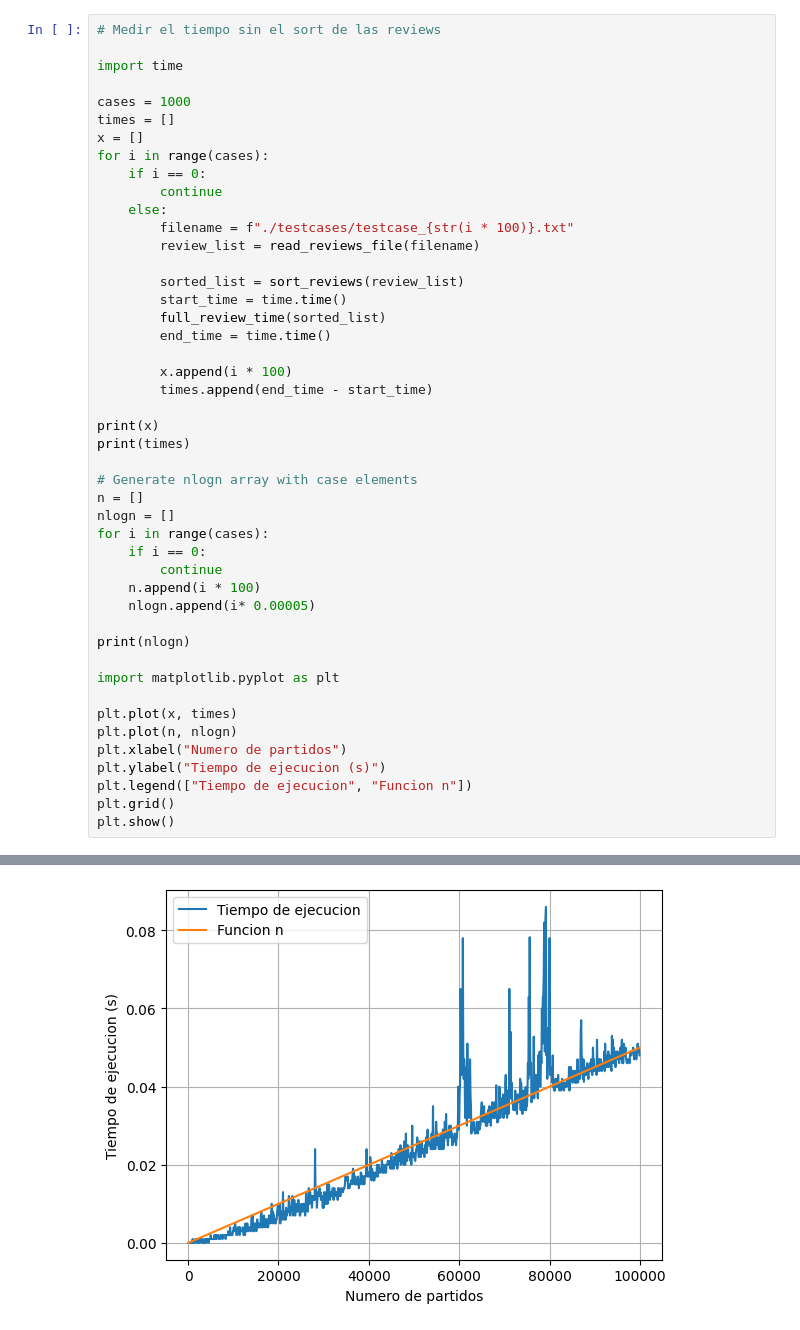
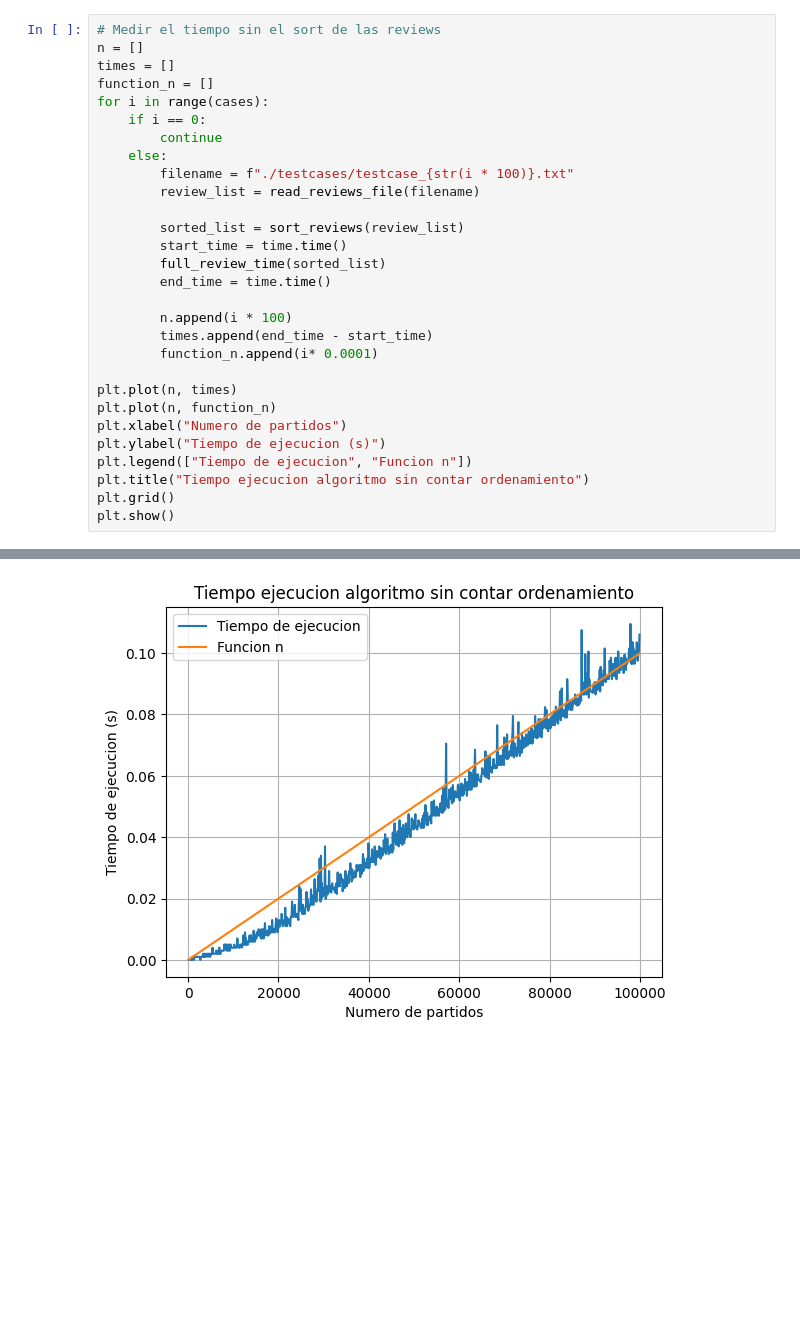
Before and after one commit to guillermo-st/tda-tps, a Jupyter notebook: tp1/graficos.ipynb, the cells around one changed output, grey strips where cells are left out. Cells and saved outputs as stored; diff of their text form; blank space fills up the shorter version.

```diff
--- a/tp1/graficos.ipynb
+++ b/tp1/graficos.ipynb
@@ -95,11 +39,8 @@ plt.show()
 # %%
 # Medir el tiempo sin el sort de las reviews
-
-import time
-
-cases = 1000
+n = []
 times = []
-x = []
+function_n = []
 for i in range(cases):
     if i == 0:
         continue
@@ -112,30 +53,16 @@ for i in range(cases):
         full_review_time(sorted_list)
         end_time = time.time()
 
-        x.append(i * 100)
+        n.append(i * 100)
         times.append(end_time - start_time)
+        function_n.append(i* 0.0001)
 
-print(x)
-print(times)
-
-# Generate nlogn array with case elements
-n = []
-nlogn = []
-for i in range(cases):
-    if i == 0:
-        continue
-    n.append(i * 100)
-    nlogn.append(i* 0.00005)
-
-print(nlogn)
-
-import matplotlib.pyplot as plt
-
-plt.plot(x, times)
-plt.plot(n, nlogn)
+plt.plot(n, times)
+plt.plot(n, function_n)
 plt.xlabel("Numero de partidos")
 plt.ylabel("Tiempo de ejecucion (s)")
 plt.legend(["Tiempo de ejecucion", "Funcion n"])
+plt.title("Tiempo ejecucion algoritmo sin contar ordenamiento")
 plt.grid()
 plt.show()
 # %% [output]
@@ -145 +69 @@ plt.show()
-[figure, old version]
+[figure, new version]
```
Also changed, not shown: parts of 4 cells of this notebook, 2 other files.
